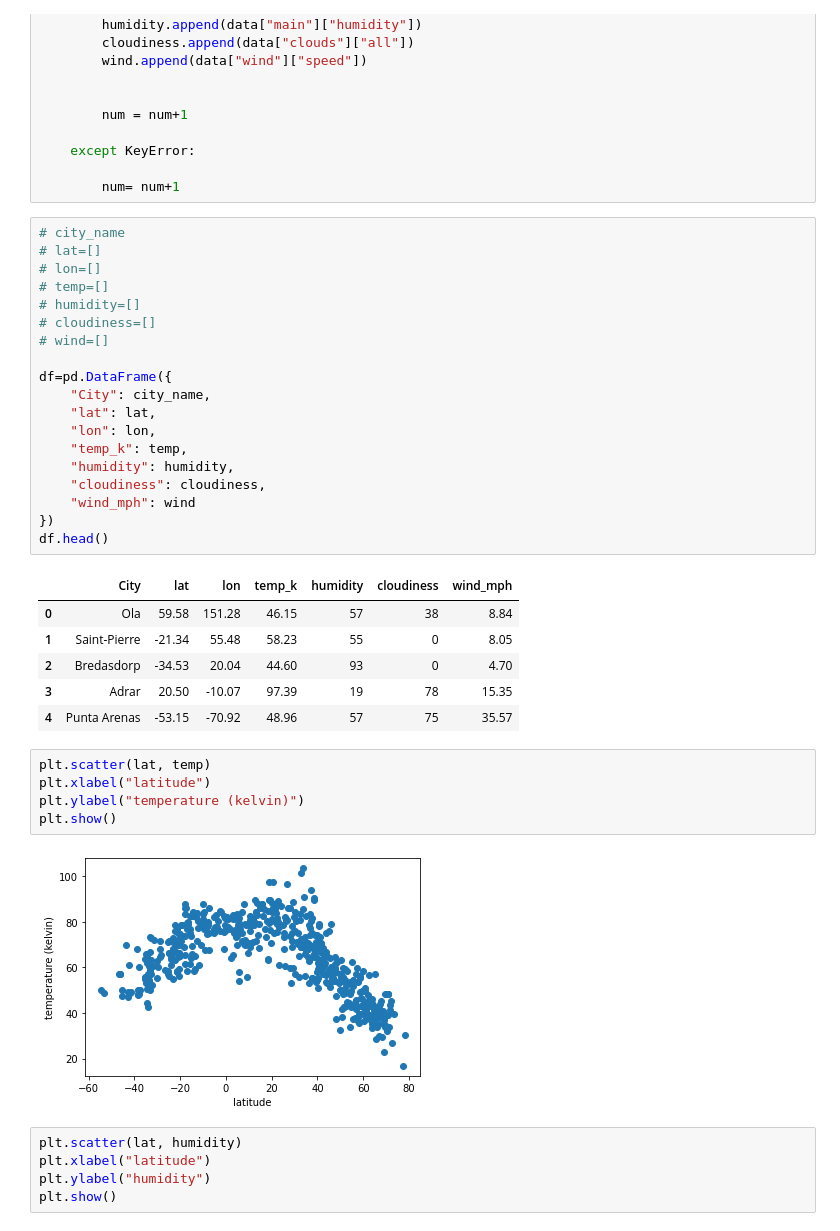
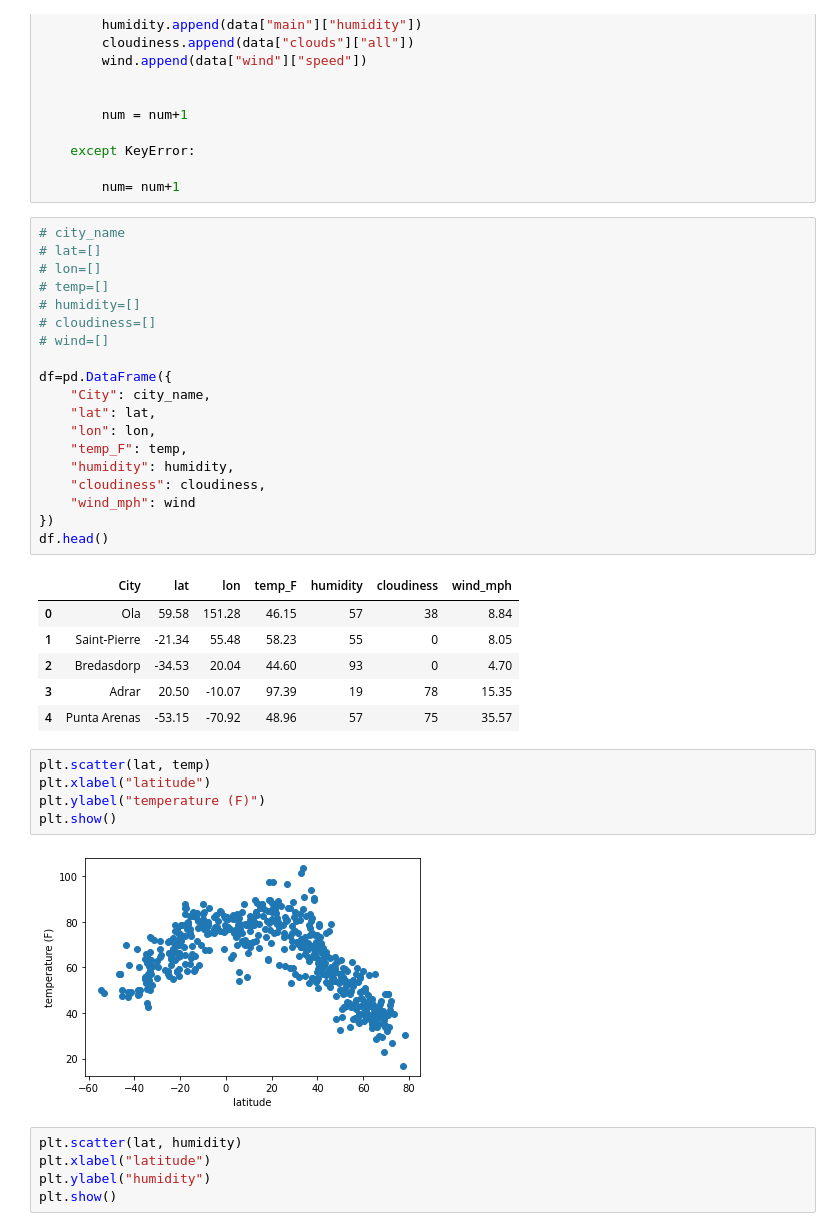
Before and after one commit to rchaynie/python-api-challenge, a Jupyter notebook: WeatherPy/Untitled.ipynb, the cells around one changed output. Drawn from its saved outputs; the diff is of its cells as text.

Commit message:
fixed plot units

```diff
--- a/WeatherPy/Untitled.ipynb
+++ b/WeatherPy/Untitled.ipynb
@@ -130,14 +130,14 @@ df=pd.DataFrame({
     "City": city_name,
     "lat": lat,
     "lon": lon,
-    "temp_k": temp,
+    "temp_F": temp,
     "humidity": humidity,
     "cloudiness": cloudiness,
     "wind_mph": wind
 })
 df.head()
 # %% [output]
-|  | City | lat | lon | temp_k | humidity | cloudiness | wind_mph |
+|  | City | lat | lon | temp_F | humidity | cloudiness | wind_mph |
 | 0 | Ola | 59.58 | 151.28 | 46.15 | 57 | 38 | 8.84 |
 | 1 | Saint-Pierre | -21.34 | 55.48 | 58.23 | 55 | 0 | 8.05 |
 | 2 | Bredasdorp | -34.53 | 20.04 | 44.60 | 93 | 0 | 4.70 |
@@ -146,10 +146,10 @@ df.head()
 # %%
 plt.scatter(lat, temp)
 plt.xlabel("latitude")
-plt.ylabel("temperature (kelvin)")
+plt.ylabel("temperature (F)")
 plt.show()
 # %% [output]
-[figure, old version]
+[figure, new version]
 # %%
 plt.scatter(lat, humidity)
 plt.xlabel("latitude")
```
